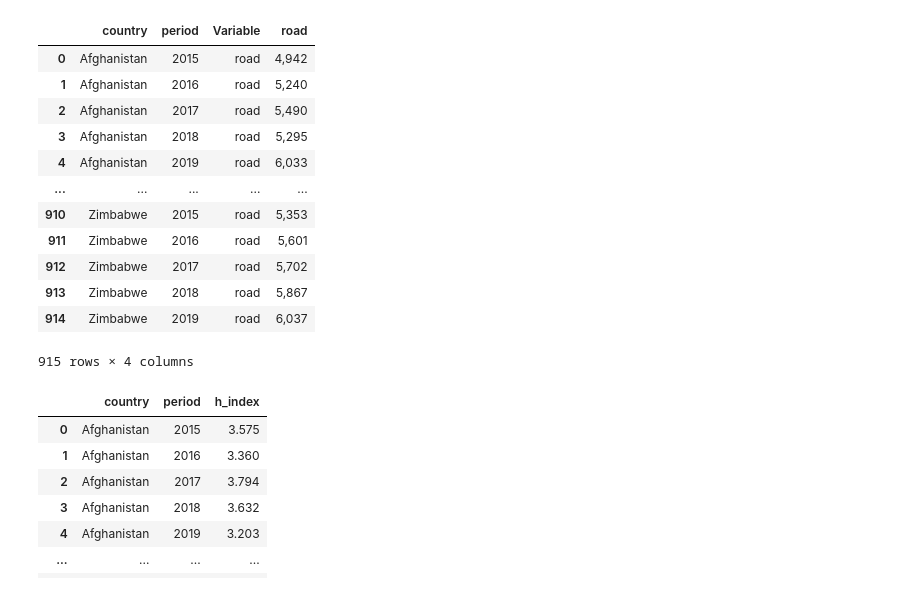
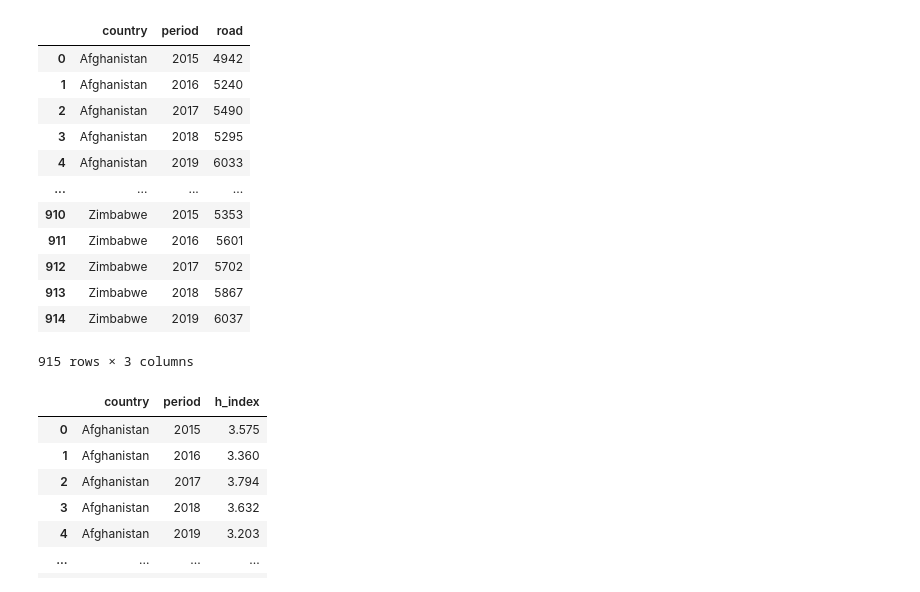
Before and after one commit to data301-2021-summer2/project-group16-data-301-project, a Jupyter notebook: analysis/Bellinda/clean_analysis.ipynb, the cells around one changed output. Cells and saved outputs as stored; diff of their text form; code cells hidden in the pictures.

```diff
--- a/analysis/Bellinda/clean_analysis.ipynb
+++ b/analysis/Bellinda/clean_analysis.ipynb
@@ -19,47 +19,47 @@ melted_clean_alco=melted_clean_alco.reset_index(drop=True)
 
 
 clean_homi=project_functions.ind_load_and_process(vari.homi,'homi')
 clean_homi=project_functions.clean_ind(clean_homi)
 clean_homi=clean_homi.drop_duplicates()
 clean_homi=clean_homi.reset_index(drop=True)
 melted_clean_homi = clean_homi.melt(id_vars=['country','period'],value_vars = 'clean_homi',var_name='Variable',value_name='homi')
 melted_clean_homi=melted_clean_homi.drop_duplicates()
 melted_clean_homi=melted_clean_homi.reset_index(drop=True)
 
 
 clean_road=project_functions.ind_load_and_process(vari.road,'road')
 clean_road=project_functions.clean_ind(clean_road)
 clean_road=clean_road.drop_duplicates()
 clean_road=clean_road.reset_index(drop=True)
 melted_clean_road = clean_road.melt(id_vars=['country','period'],value_vars = 'road_acc',var_name='Variable',value_name='road')
 melted_clean_road=melted_clean_road.drop_duplicates()
 melted_clean_road=melted_clean_road.reset_index(drop=True)
 
 
 clean_suic=project_functions.ind_load_and_process(vari.suic,'suic')
 clean_suic=project_functions.clean_ind(clean_suic)
 clean_suic=clean_suic.drop_duplicates()
 clean_suic=clean_suic.reset_index(drop=True)
 melted_clean_suic = clean_suic.melt(id_vars=['country','period'],value_vars = 'clean_suic',var_name='Variable',value_name='suic')
 melted_clean_suic=melted_clean_suic.drop_duplicates()
 melted_clean_suic=melted_clean_suic.reset_index(drop=True)
-melted_clean_road
+clean_road
 
 #print(s.replace(' ', ''))
 # %% [output]
-|  | country | period | Variable | road |
-| 0 | Afghanistan | 2015 | road | 4,942 |
-| 1 | Afghanistan | 2016 | road | 5,240 |
-| 2 | Afghanistan | 2017 | road | 5,490 |
-| 3 | Afghanistan | 2018 | road | 5,295 |
-| 4 | Afghanistan | 2019 | road | 6,033 |
-| ... | ... | ... | ... | ... |
-| 910 | Zimbabwe | 2015 | road | 5,353 |
-| 911 | Zimbabwe | 2016 | road | 5,601 |
-| 912 | Zimbabwe | 2017 | road | 5,702 |
-| 913 | Zimbabwe | 2018 | road | 5,867 |
-| 914 | Zimbabwe | 2019 | road | 6,037 |
+|  | country | period | road |
+| 0 | Afghanistan | 2015 | 4942 |
+| 1 | Afghanistan | 2016 | 5240 |
+| 2 | Afghanistan | 2017 | 5490 |
+| 3 | Afghanistan | 2018 | 5295 |
+| 4 | Afghanistan | 2019 | 6033 |
+| ... | ... | ... | ... |
+| 910 | Zimbabwe | 2015 | 5353 |
+| 911 | Zimbabwe | 2016 | 5601 |
+| 912 | Zimbabwe | 2017 | 5702 |
+| 913 | Zimbabwe | 2018 | 5867 |
+| 914 | Zimbabwe | 2019 | 6037 |
-915 rows × 4 columns
+915 rows × 3 columns
 # %%
 data_frames=[clean_2015,clean_2016,clean_2017,clean_2018,clean_2019]
 
```
Also changed, not shown: parts of 7 cells of this notebook, 2 other files.
